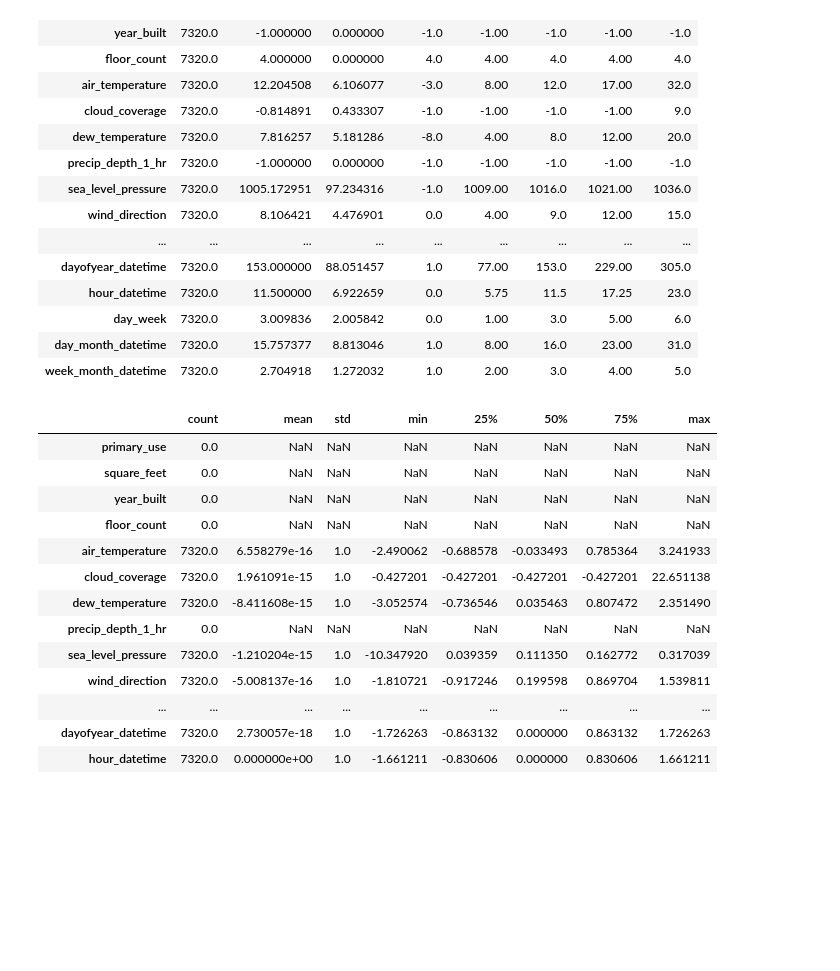
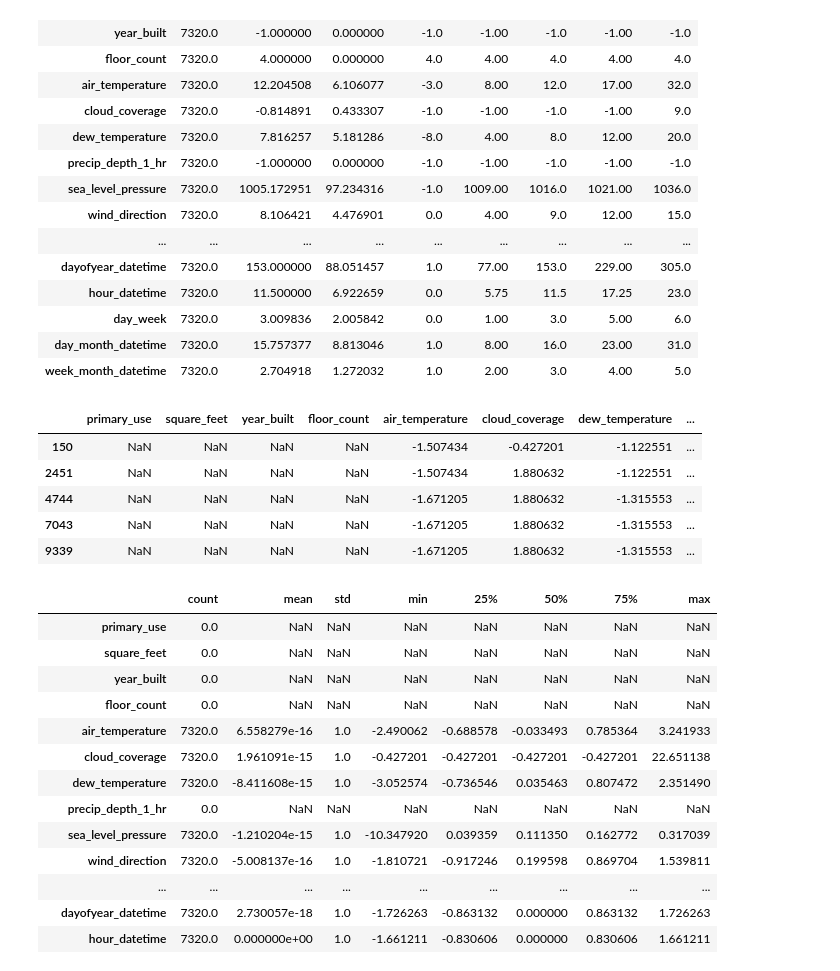
Before and after one commit to jfvandem/dev_test_days, a Jupyter notebook: intro_deep_learning.ipynb, the cells around one changed output. Drawn from its saved outputs; the diff is of its cells as text; code cells hidden in the pictures; blank space fills up the shorter version.

```diff
--- a/intro_deep_learning.ipynb
+++ b/intro_deep_learning.ipynb
@@ -313,6 +322,15 @@ y_test=test_df[target_col]
 
 X_train_norm=norm(X_train)
 X_test_norm=norm(X_test)
+# %%
+X_train_norm.head()
+# %% [output]
+|  | primary_use | square_feet | year_built | floor_count | air_temperature | cloud_coverage | dew_temperature | ... |
+| 150 | NaN | NaN | NaN | NaN | -1.507434 | -0.427201 | -1.122551 | ... |
+| 2451 | NaN | NaN | NaN | NaN | -1.507434 | 1.880632 | -1.122551 | ... |
+| 4744 | NaN | NaN | NaN | NaN | -1.671205 | 1.880632 | -1.315553 | ... |
+| 7043 | NaN | NaN | NaN | NaN | -1.671205 | 1.880632 | -1.315553 | ... |
+| 9339 | NaN | NaN | NaN | NaN | -1.671205 | 1.880632 | -1.315553 | ... |
 # %%
 pd.DataFrame(X_train_norm).describe().transpose()
 # %% [output]
```
Also changed, not shown: parts of 7 cells of this notebook.
